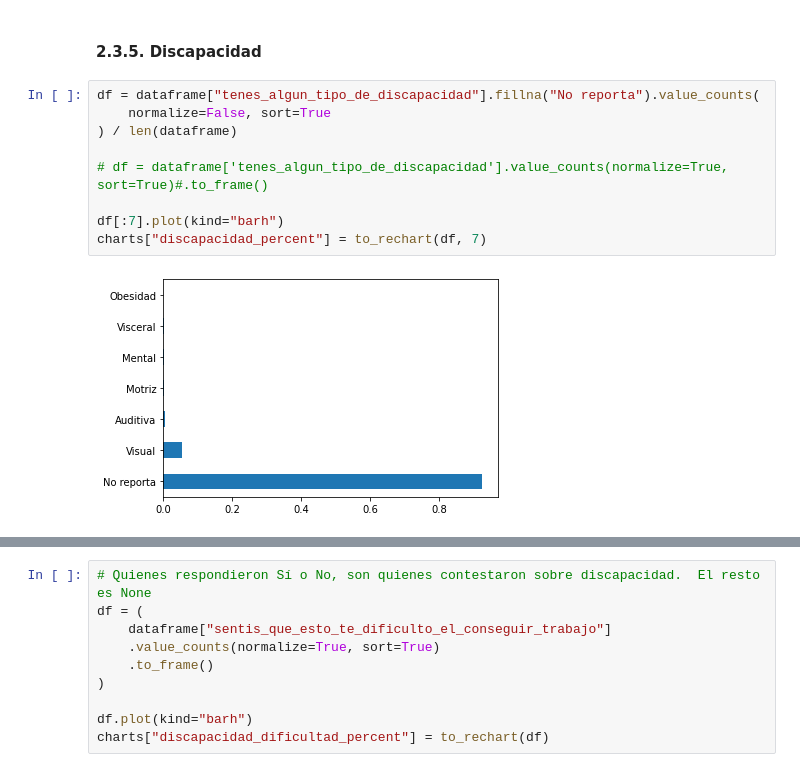
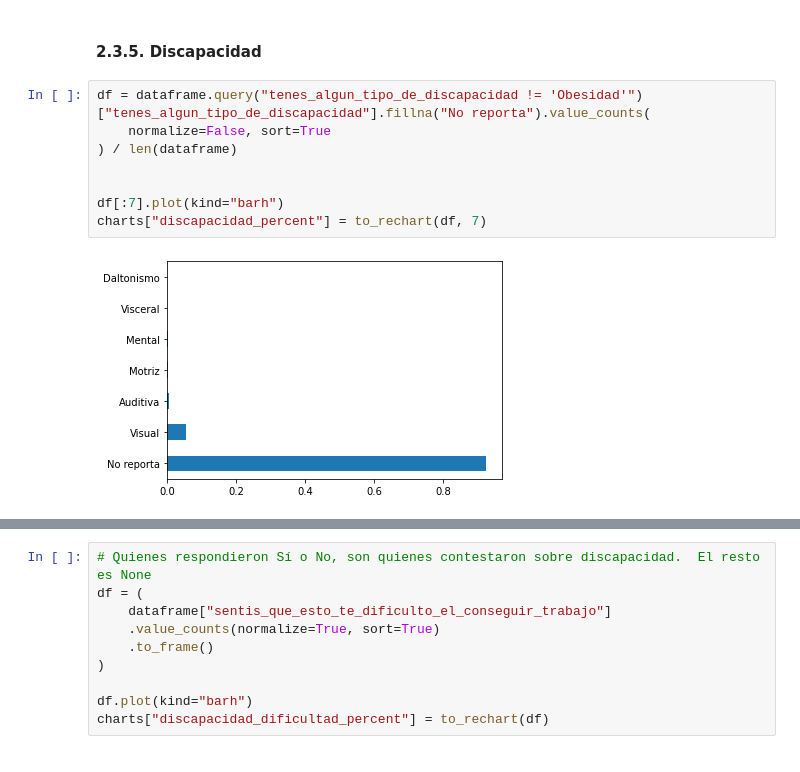
Before and after one commit to lucianacastro/openqube-sueldos, a Jupyter notebook: pipeline/data-analysis.ipynb, the cells around one changed output, grey strips where cells are left out. Cells and saved outputs as stored; diff of their text form.

```diff
--- a/pipeline/data-analysis.ipynb
+++ b/pipeline/data-analysis.ipynb
@@ -1704,16 +1702,15 @@ charts["experience_gender_conformidad_mean"] = to_rechart(df)
 # %% [markdown]
 #### 2.3.5. Discapacidad
 # %%
-df = dataframe["tenes_algun_tipo_de_discapacidad"].fillna("No reporta").value_counts(
+df = dataframe.query("tenes_algun_tipo_de_discapacidad != 'Obesidad'")["tenes_algun_tipo_de_discapacidad"].fillna("No reporta").value_counts(
     normalize=False, sort=True
 ) / len(dataframe)
 
-# df = dataframe['tenes_algun_tipo_de_discapacidad'].value_counts(normalize=True, sort=True)#.to_frame()
 
 df[:7].plot(kind="barh")
 charts["discapacidad_percent"] = to_rechart(df, 7)
 # %% [output]
-[figure, old version]
+[figure, new version]
 [interactive output not drawn]
 # %%
 # Quienes respondieron Sí o No, son quienes contestaron sobre discapacidad.  El resto es None
```
Also changed, not shown: parts of 6 cells of this notebook.
